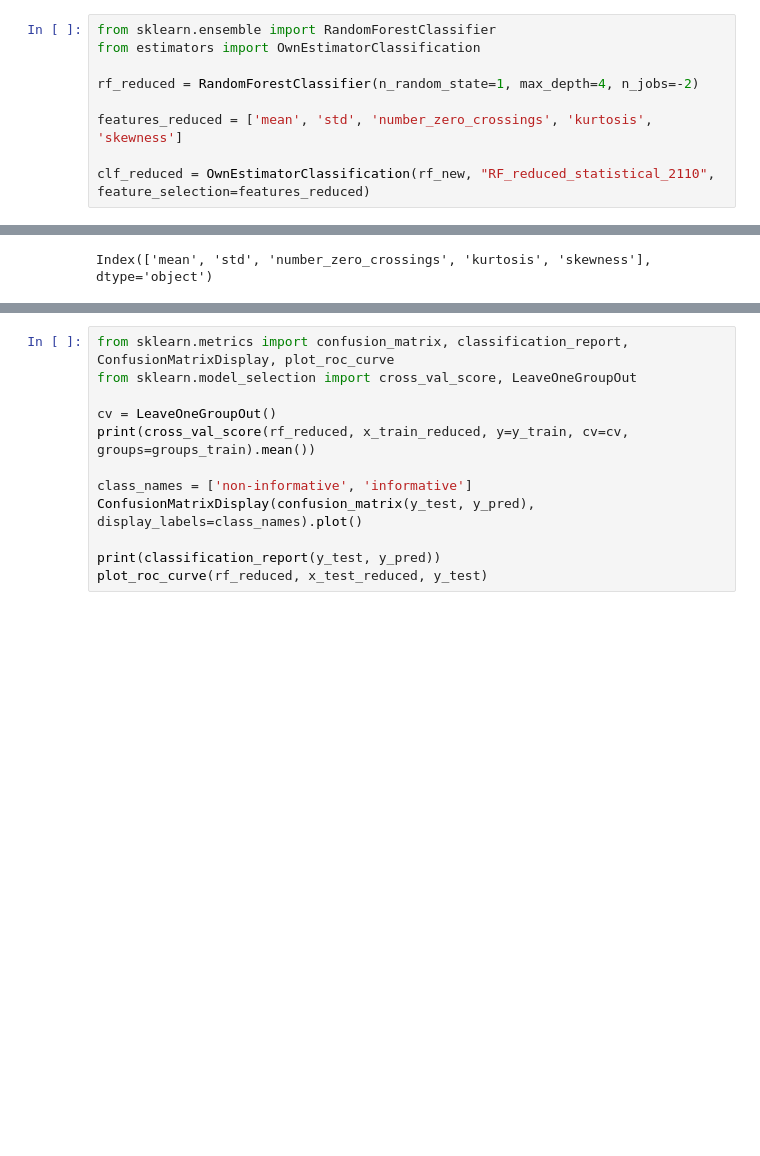
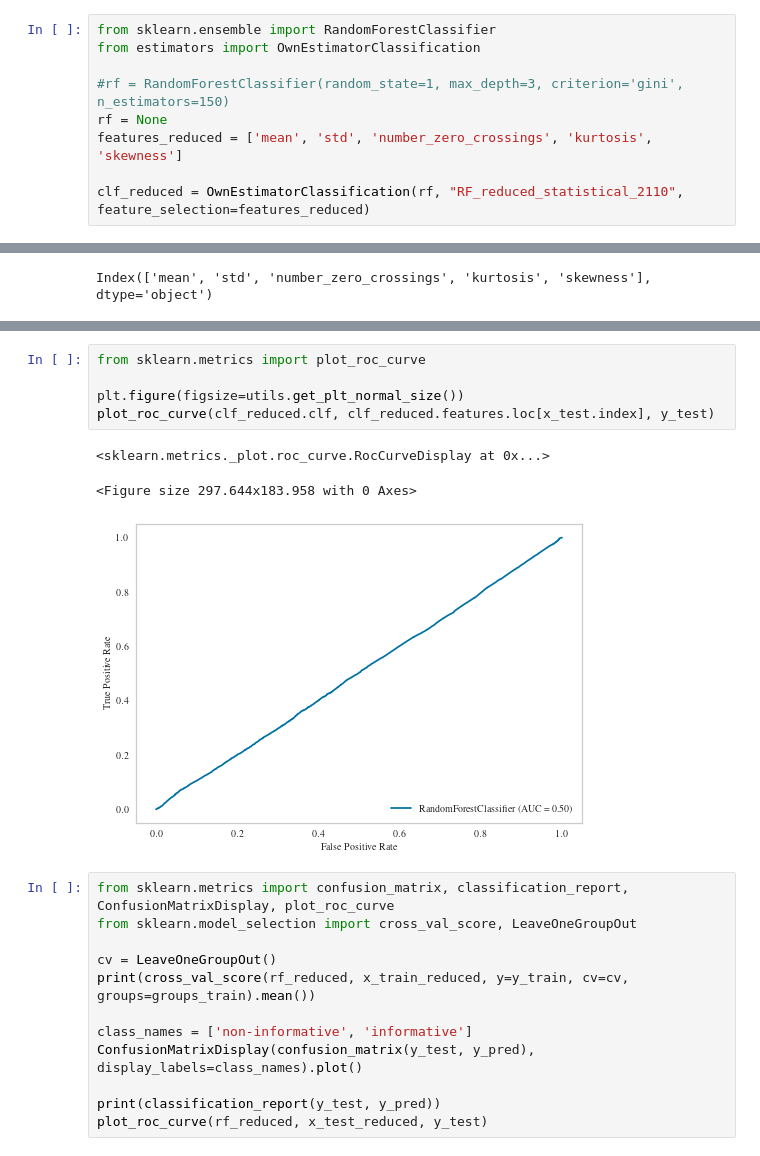
Before and after one commit to Zianor/Bachelorarbeit, a Jupyter notebook: Implementation/src/notebooks/data_statistical_features-reduction.ipynb, the cells around one changed output, grey strips where cells are left out. Saved outputs shown, nothing was run; the diff lists cells and outputs as text; blank space fills up the shorter version.

```diff
--- a/Implementation/src/notebooks/data_statistical_features-reduction.ipynb
+++ b/Implementation/src/notebooks/data_statistical_features-reduction.ipynb
@@ -101,9 +101,9 @@ radviz(radviz_df, "target", ax=ax, s=1)
 from sklearn.ensemble import RandomForestClassifier
 from estimators import OwnEstimatorClassification
 
-rf_reduced = RandomForestClassifier(n_random_state=1, max_depth=4, n_jobs=-2)
-
+#rf = RandomForestClassifier(random_state=1, max_depth=3, criterion='gini', n_estimators=150)
+rf = None
 features_reduced = ['mean', 'std', 'number_zero_crossings', 'kurtosis', 'skewness']
 
-clf_reduced = OwnEstimatorClassification(rf_new, "RF_reduced_statistical_2110", feature_selection=features_reduced)
+clf_reduced = OwnEstimatorClassification(rf, "RF_reduced_statistical_2110", feature_selection=features_reduced)
 # %% [output]
@@ -185,3 +120,12 @@ Fehler = 667  : 0.00000 %
+# %%
+from sklearn.metrics import plot_roc_curve
+
+plt.figure(figsize=utils.get_plt_normal_size())
+plot_roc_curve(clf_reduced.clf, clf_reduced.features.loc[x_test.index], y_test)
+# %% [output]
+<sklearn.metrics._plot.roc_curve.RocCurveDisplay at 0x...>
+<Figure size 297.644x183.958 with 0 Axes>
+[figure, added]
 # %%
 from sklearn.metrics import confusion_matrix, classification_report, ConfusionMatrixDisplay, plot_roc_curve
 from sklearn.model_selection import cross_val_score, LeaveOneGroupOut
```
Also changed, not shown: parts of 4 cells of this notebook, 2 other files.
